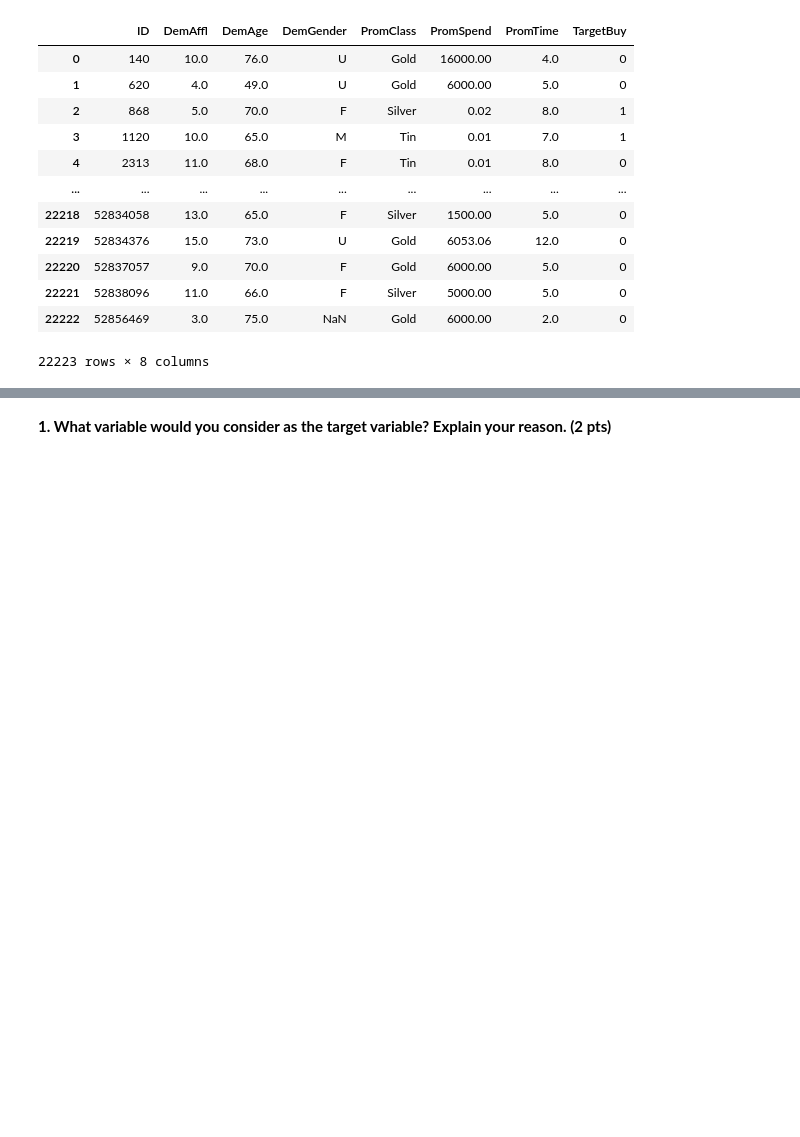
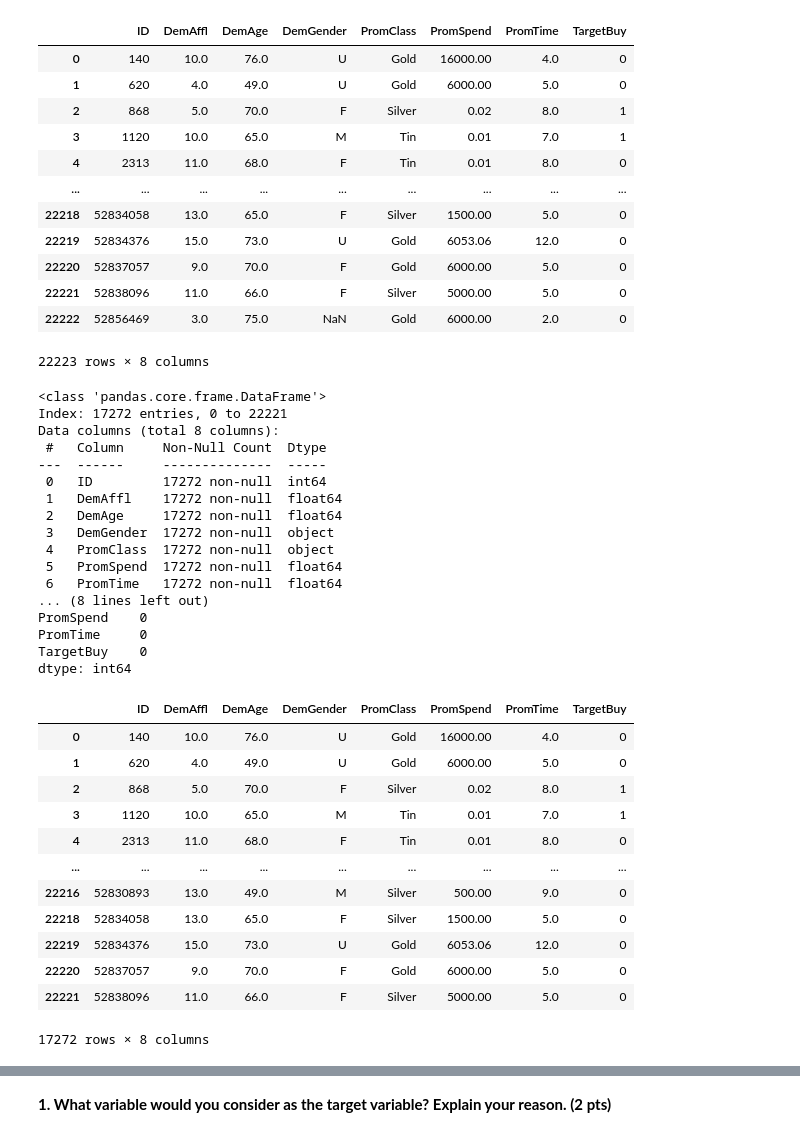
Before and after one commit to EviIius/6211_Advanced_BA, a Jupyter notebook: Assignment1_Logit/Logit.ipynb, the cells around one changed output, grey strips where cells are left out. Drawn from its saved outputs; the diff is of its cells as text; code cells hidden in the pictures; blank space fills up the shorter version.

```diff
--- a/Assignment1_Logit/Logit.ipynb
+++ b/Assignment1_Logit/Logit.ipynb
@@ -36,5 +36,43 @@ df_JB
 | 22221 | 52838096 | 11.0 | 66.0 | F | Silver | 5000.00 | 5.0 | 0 |
 | 22222 | 52856469 | 3.0 | 75.0 | NaN | Gold | 6000.00 | 2.0 | 0 |
 22223 rows × 8 columns
+# %%
+#Calculate the nulls and then drop them
+df_JB.isnull().sum()
+clean_JB = df_JB.dropna()
+clean_JB.info()
+print(clean_JB.isnull().sum())
+clean_JB
+# %% [output]
+<class 'pandas.core.frame.DataFrame'>
+Index: 17272 entries, 0 to 22221
+Data columns (total 8 columns):
+ #   Column     Non-Null Count  Dtype
+---  ------     --------------  -----
+ 0   ID         17272 non-null  int64
+ 1   DemAffl    17272 non-null  float64
+ 2   DemAge     17272 non-null  float64
+ 3   DemGender  17272 non-null  object
+ 4   PromClass  17272 non-null  object
+ 5   PromSpend  17272 non-null  float64
+ 6   PromTime   17272 non-null  float64
+... (8 lines left out)
+PromSpend    0
+PromTime     0
+TargetBuy    0
+dtype: int64
+|  | ID | DemAffl | DemAge | DemGender | PromClass | PromSpend | PromTime | TargetBuy |
+| 0 | 140 | 10.0 | 76.0 | U | Gold | 16000.00 | 4.0 | 0 |
+| 1 | 620 | 4.0 | 49.0 | U | Gold | 6000.00 | 5.0 | 0 |
+| 2 | 868 | 5.0 | 70.0 | F | Silver | 0.02 | 8.0 | 1 |
+| 3 | 1120 | 10.0 | 65.0 | M | Tin | 0.01 | 7.0 | 1 |
+| 4 | 2313 | 11.0 | 68.0 | F | Tin | 0.01 | 8.0 | 0 |
+| ... | ... | ... | ... | ... | ... | ... | ... | ... |
+| 22216 | 52830893 | 13.0 | 49.0 | M | Silver | 500.00 | 9.0 | 0 |
+| 22218 | 52834058 | 13.0 | 65.0 | F | Silver | 1500.00 | 5.0 | 0 |
+| 22219 | 52834376 | 15.0 | 73.0 | U | Gold | 6053.06 | 12.0 | 0 |
+| 22220 | 52837057 | 9.0 | 70.0 | F | Gold | 6000.00 | 5.0 | 0 |
+| 22221 | 52838096 | 11.0 | 66.0 | F | Silver | 5000.00 | 5.0 | 0 |
+17272 rows × 8 columns
 # %%
 #Drop the columns you wont be using for your data
```
Also changed, not shown: parts of 14 cells of this notebook.
